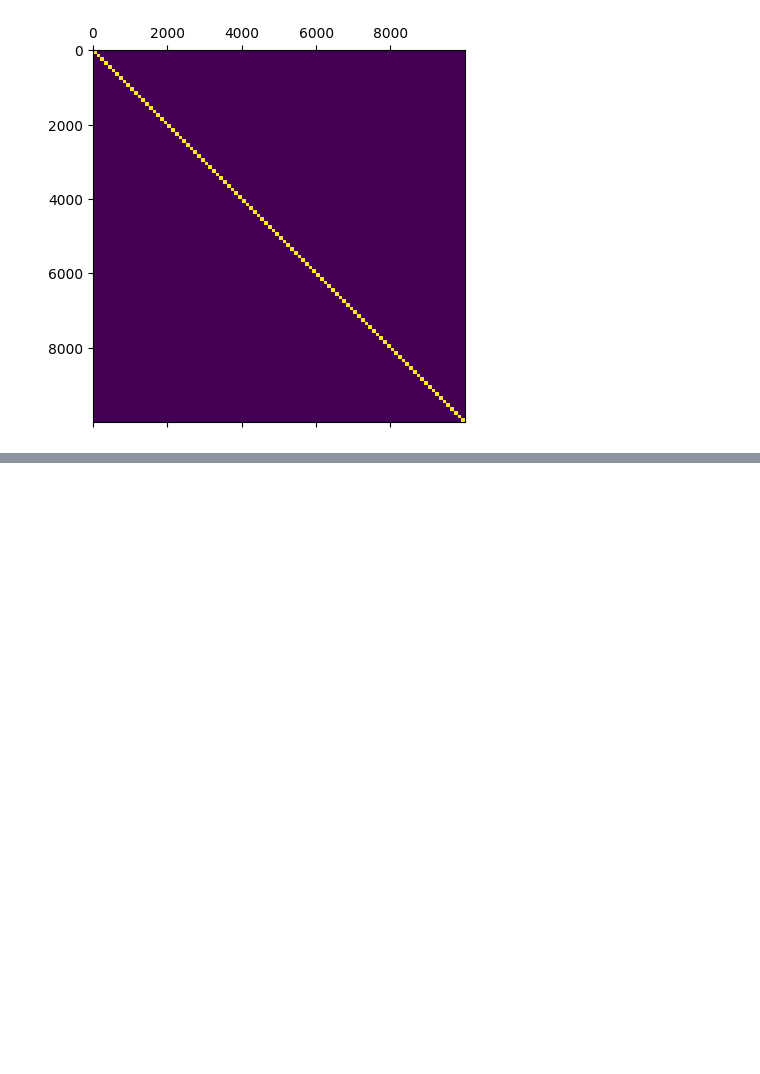
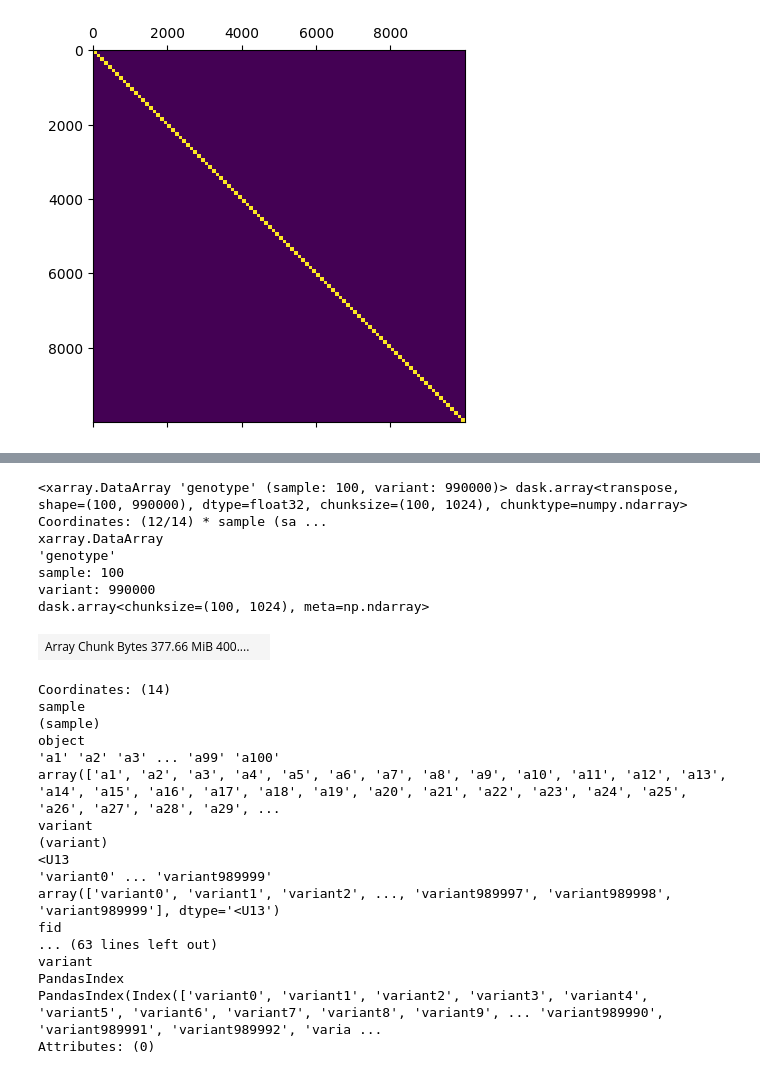
Before and after one commit to annacuomo/CellRegMap_speedup_testing, a Jupyter notebook: more_data/more_data_tests.ipynb, the cells around one changed output, grey strips where cells are left out. Drawn from its saved outputs; the diff is of its cells as text; code cells hidden in the pictures; blank space fills up the shorter version.

```diff
--- a/more_data/more_data_tests.ipynb
+++ b/more_data/more_data_tests.ipynb
@@ -66,0 +101,27 @@ plt.matshow(K)
+# %%
+G
+# %% [output]
+<xarray.DataArray 'genotype' (sample: 100, variant: 990000)> dask.array<transpose, shape=(100, 990000), dtype=float32, chunksize=(100, 1024), chunktype=numpy.ndarray> Coordinates: (12/14) * sample (sa ...
+xarray.DataArray
+'genotype'
+sample: 100
+variant: 990000
+dask.array<chunksize=(100, 1024), meta=np.ndarray>
+| Array Chunk Bytes 377.66 MiB 400.... |  |
+Coordinates: (14)
+sample
+(sample)
+object
+'a1' 'a2' 'a3' ... 'a99' 'a100'
+array(['a1', 'a2', 'a3', 'a4', 'a5', 'a6', 'a7', 'a8', 'a9', 'a10', 'a11', 'a12', 'a13', 'a14', 'a15', 'a16', 'a17', 'a18', 'a19', 'a20', 'a21', 'a22', 'a23', 'a24', 'a25', 'a26', 'a27', 'a28', 'a29', ...
+variant
+(variant)
+<U13
+'variant0' ... 'variant989999'
+array(['variant0', 'variant1', 'variant2', ..., 'variant989997', 'variant989998', 'variant989999'], dtype='<U13')
+fid
+... (63 lines left out)
+variant
+PandasIndex
+PandasIndex(Index(['variant0', 'variant1', 'variant2', 'variant3', 'variant4', 'variant5', 'variant6', 'variant7', 'variant8', 'variant9', ... 'variant989990', 'variant989991', 'variant989992', 'varia ...
+Attributes: (0)
```
Also changed, not shown: parts of 6 cells of this notebook.
